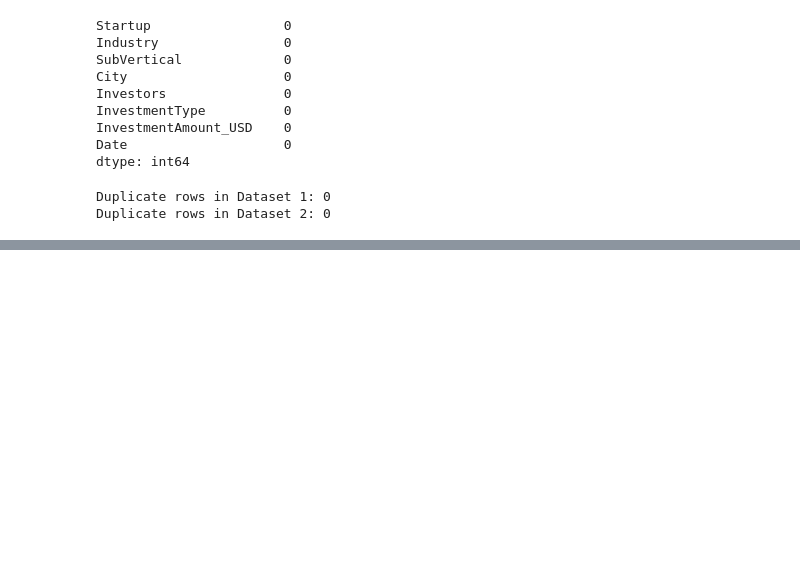
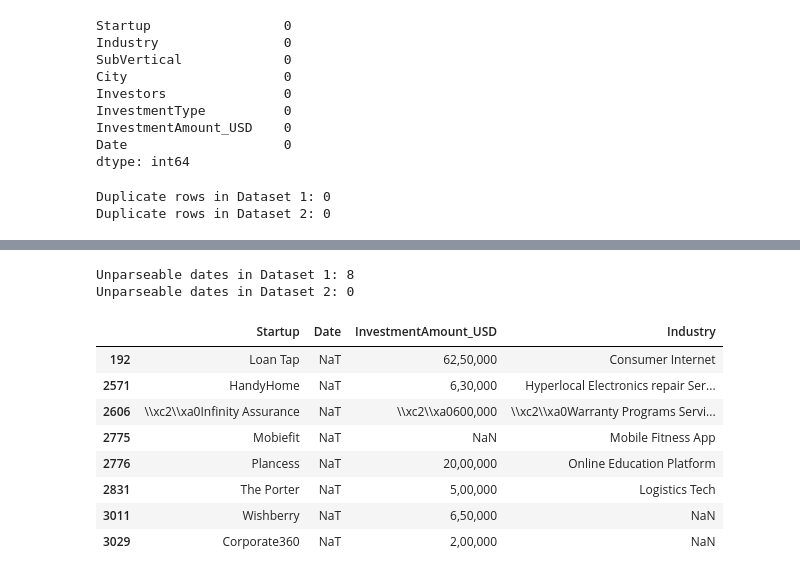
Before and after one commit to srinithi-karunakaran/india-startup-funding-analysis, a Jupyter notebook: startup_funding_analysis.ipynb, the cells around one changed output, grey strips where cells are left out. Saved outputs shown, nothing was run; the diff lists cells and outputs as text; code cells hidden in the pictures; blank space fills up the shorter version.

```diff
--- a/startup_funding_analysis.ipynb
+++ b/startup_funding_analysis.ipynb
@@ -33,5 +33,5 @@ Two datasets are used in this analysis:
 
 The datasets are inspected individually before being standardized and combined.
 # %%
-df1 = pd.read_csv("startup_funding.csv")
-df2 = pd.read_csv("indian_startup_funding_2020_2025_sample.csv")
+df1 = pd.read_csv('../india-startup-funding-analysis/data/startup_funding.csv')
+df2 = pd.read_csv('../india-startup-funding-analysis/data/indian_startup_funding_2020_2025_sample.csv')
@@ -147,0 +199,39 @@ Duplicate rows in Dataset 2: 0
+# %%
+df1['Date'] = pd.to_datetime(
+    df1['Date'],
+    dayfirst=True,
+    errors='coerce'
+)
+
+df2['Date'] = pd.to_datetime(
+    df2['Date'],
+    dayfirst=True,
+    errors='coerce'
+)
+# %%
+print("Unparseable dates in Dataset 1:",
+      df1['Date'].isna().sum())
+
+print("Unparseable dates in Dataset 2:",
+      df2['Date'].isna().sum())
+# %% [output]
+Unparseable dates in Dataset 1: 8
+Unparseable dates in Dataset 2: 0
+# %%
+bad_dates = df1[df1['Date'].isna()]
+
+display(
+    bad_dates[
+        ['Startup', 'Date', 'InvestmentAmount_USD', 'Industry']
+    ]
+)
+# %% [output]
+|  | Startup | Date | InvestmentAmount_USD | Industry |
+| 192 | Loan Tap | NaT | 62,50,000 | Consumer Internet |
+| 2571 | HandyHome | NaT | 6,30,000 | Hyperlocal Electronics repair Ser... |
+| 2606 | \\xc2\\xa0Infinity Assurance | NaT | \\xc2\\xa0600,000 | \\xc2\\xa0Warranty Programs Servi... |
+| 2775 | Mobiefit | NaT | NaN | Mobile Fitness App |
+| 2776 | Plancess | NaT | 20,00,000 | Online Education Platform |
+| 2831 | The Porter | NaT | 5,00,000 | Logistics Tech |
+| 3011 | Wishberry | NaT | 6,50,000 | NaN |
+| 3029 | Corporate360 | NaT | 2,00,000 | NaN |
```
Also changed, not shown: parts of 26 cells of this notebook.
